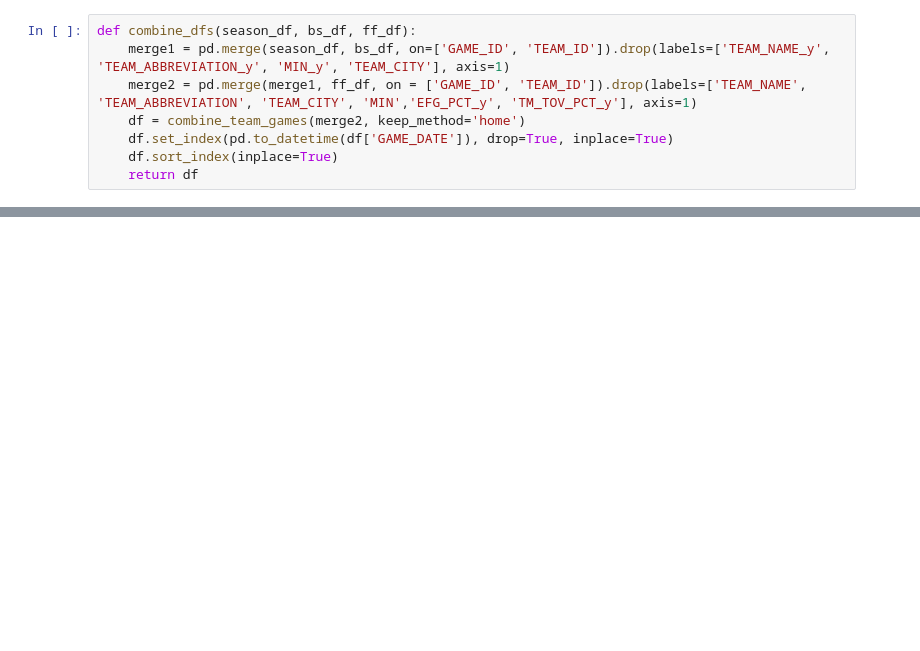
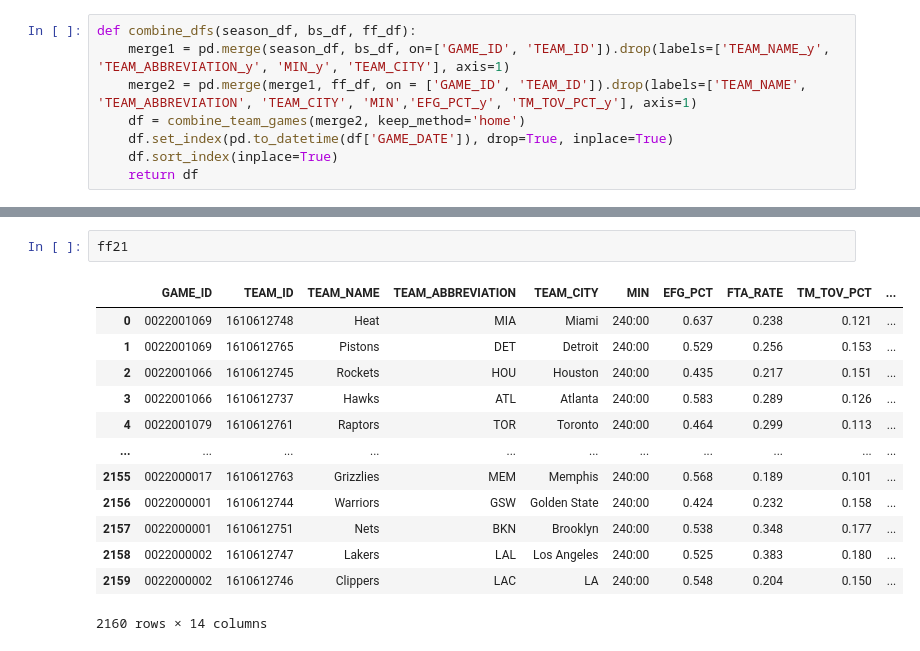
Before and after one commit to dmedd98/nba_game_predictor, a Jupyter notebook: Putting_it_together.ipynb, the cells around one changed output, grey strips where cells are left out. Saved outputs shown, nothing was run; the diff lists cells and outputs as text; blank space fills up the shorter version.

```diff
--- a/Putting_it_together.ipynb
+++ b/Putting_it_together.ipynb
@@ -124,0 +178,16 @@ Name: PTS_Home, dtype: float64
+# %%
+ff21
+# %% [output]
+|  | GAME_ID | TEAM_ID | TEAM_NAME | TEAM_ABBREVIATION | TEAM_CITY | MIN | EFG_PCT | FTA_RATE | TM_TOV_PCT | ... |
+| 0 | 0022001069 | 1610612748 | Heat | MIA | Miami | 240:00 | 0.637 | 0.238 | 0.121 | ... |
+| 1 | 0022001069 | 1610612765 | Pistons | DET | Detroit | 240:00 | 0.529 | 0.256 | 0.153 | ... |
+| 2 | 0022001066 | 1610612745 | Rockets | HOU | Houston | 240:00 | 0.435 | 0.217 | 0.151 | ... |
+| 3 | 0022001066 | 1610612737 | Hawks | ATL | Atlanta | 240:00 | 0.583 | 0.289 | 0.126 | ... |
+| 4 | 0022001079 | 1610612761 | Raptors | TOR | Toronto | 240:00 | 0.464 | 0.299 | 0.113 | ... |
+| ... | ... | ... | ... | ... | ... | ... | ... | ... | ... | ... |
+| 2155 | 0022000017 | 1610612763 | Grizzlies | MEM | Memphis | 240:00 | 0.568 | 0.189 | 0.101 | ... |
+| 2156 | 0022000001 | 1610612744 | Warriors | GSW | Golden State | 240:00 | 0.424 | 0.232 | 0.158 | ... |
+| 2157 | 0022000001 | 1610612751 | Nets | BKN | Brooklyn | 240:00 | 0.538 | 0.348 | 0.177 | ... |
+| 2158 | 0022000002 | 1610612747 | Lakers | LAL | Los Angeles | 240:00 | 0.525 | 0.383 | 0.180 | ... |
+| 2159 | 0022000002 | 1610612746 | Clippers | LAC | LA | 240:00 | 0.548 | 0.204 | 0.150 | ... |
+2160 rows × 14 columns
```
Also changed, not shown: parts of 22 cells of this notebook, 17 other files.
